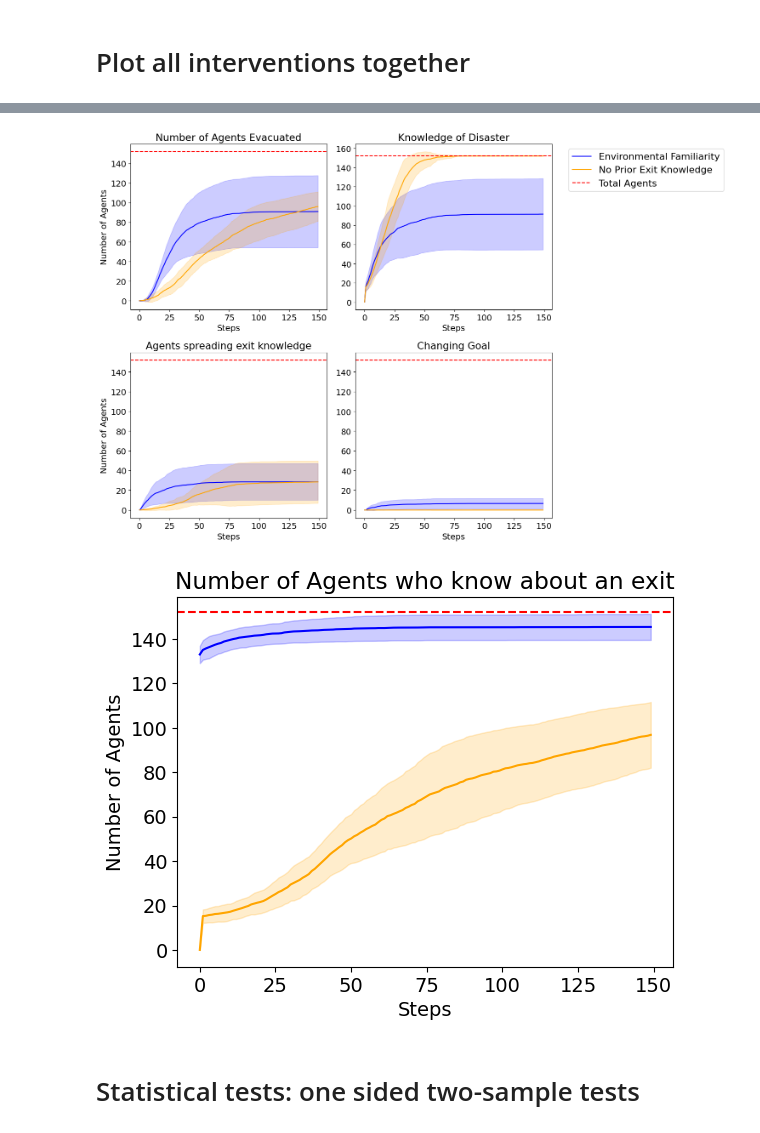
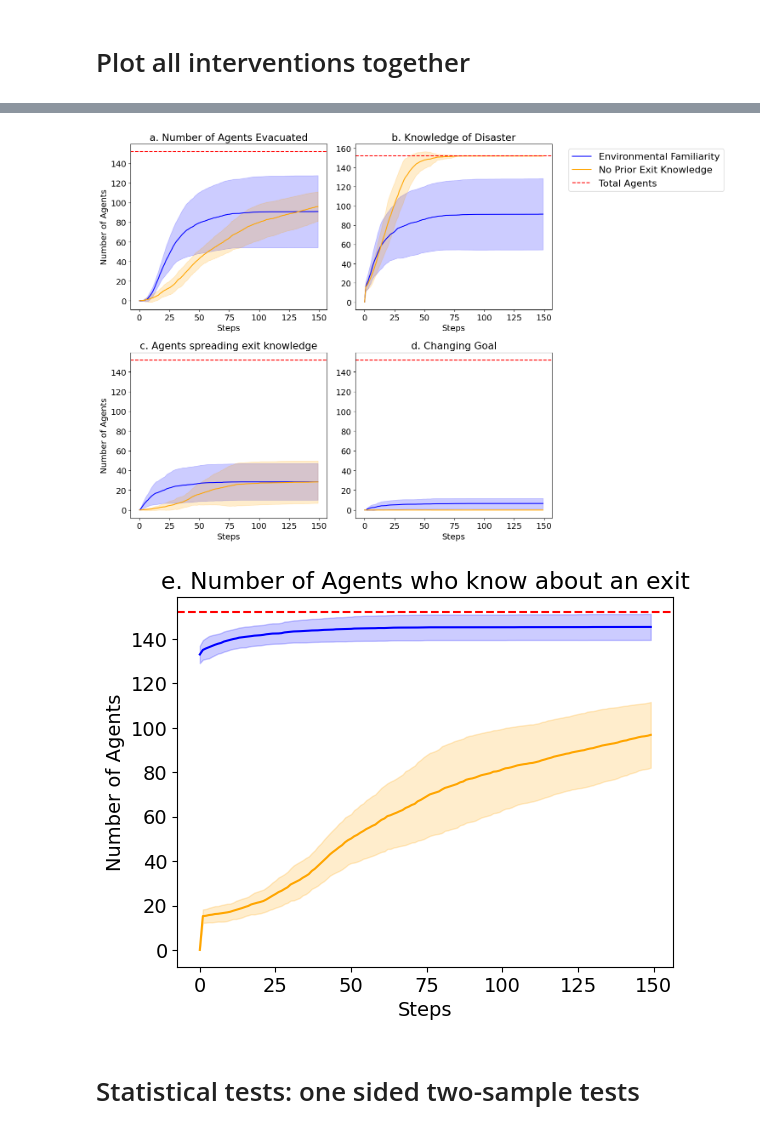
Before and after one commit to LoesBijman/agent_based_modeling, a Jupyter notebook: social_force/sf_experiments.ipynb, the cells around one changed output, grey strips where cells are left out. Saved outputs shown, nothing was run; the diff lists cells and outputs as text; code cells hidden in the pictures.

```diff
--- a/social_force/sf_experiments.ipynb
+++ b/social_force/sf_experiments.ipynb
@@ -697,7 +697,7 @@ axs[0, 0].axhline(y=(N-4), color='r', linestyle='--')
 # Add inset plot for removed
 # data_dict = { "Basic": (basic_removed, 'blue'), "No Prior Knowledge": (no_prior_removed, 'orange')}
 # add_inset(axs[0, 0], data_dict)
-axs[0, 0].set_title("Number of Agents Evacuated")
+axs[0, 0].set_title("a. Number of Agents Evacuated")
 axs[0, 0].set_xlabel("Steps")
 axs[0, 0].set_ylabel("Number of Agents")
 
@@ -711,7 +711,7 @@ axs[0, 1].axhline(y=(N-4), color='r', linestyle='--', label="Total Agents")
 # data_dict = { "Basic": (basic_fire, 'blue'), "No Prior Knowledge": (no_prior_fire, 'orange')}
 # add_inset(axs[0, 1], data_dict)
 axs[0, 1].legend(bbox_to_anchor=(1.9, 1), fontsize=16)
-axs[0, 1].set_title("Knowledge of Disaster")
+axs[0, 1].set_title("b. Knowledge of Disaster")
 axs[0, 1].set_xlabel("Steps")
 
 # Plot spread in one plot
@@ -723,42 +723,42 @@ axs[1, 0].axhline(y=(N-4), color='r', linestyle='--')
 # Add inset plot for spread
 # data_dict = { "Basic": (basic_spread, 'blue'), "No Prior Knowledge": (no_prior_spread, 'orange')}
 # add_inset(axs[1, 0], data_dict, positions=[0.6, 0.45, 0.35, 0.35])
-axs[1, 0].set_title("Agents spreading exit knowledge")
+axs[1, 0].set_title("c. Agents spreading exit knowledge")
 axs[1, 0].set_xlabel("Steps")
 axs[1, 0].set_ylabel("Number of Agents")
 
 # Plot goal in one plot
 axs[1, 1].plot(basic_goal.mean(axis=1), label="Basic", color='blue')
 axs[1, 1].fill_between(basic_goal.index, basic_goal.mean(axis=1) - basic_goal.std(axis=1), basic_goal.mean(axis=1) + basic_goal.std(axis=1), alpha=0.2, color='blue')
 axs[1, 1].plot(no_prior_goal.mean(axis=1), label="No Prior Knowledge", color='orange')
 axs[1, 1].fill_between(no_prior_goal.index, no_prior_goal.mean(axis=1) - no_prior_goal.std(axis=1), no_prior_goal.mean(axis=1) + no_prior_goal.std(axis=1), alpha=0.2,  color='orange')
 axs[1, 1].axhline(y=(N-4), color='r', linestyle='--')
 # Add inset plot for goal
 # data_dict = { "Basic": (basic_goal, 'blue'), "No Prior Knowledge": (no_prior_goal, 'orange')}
 # add_inset(axs[1, 1], data_dict)
-axs[1, 1].set_title("Changing Goal")
+axs[1, 1].set_title("d. Changing Goal")
 axs[1, 1].set_xlabel("Steps")
 
 plt.tight_layout()
 plt.show()
 
 # Plot know exit in one plot
 plt.plot(basic_know_exit.mean(axis=1), label="Basic", color='blue')
 plt.fill_between(basic_know_exit.index, basic_know_exit.mean(axis=1) - basic_know_exit.std(axis=1), basic_know_exit.mean(axis=1) + basic_know_exit.std(axis=1), alpha=0.2, color='blue')
 plt.plot(no_prior_know_exit.mean(axis=1), label="No P", color='orange')
 plt.fill_between(no_prior_know_exit.index, no_prior_know_exit.mean(axis=1) - no_prior_know_exit.std(axis=1), no_prior_know_exit.mean(axis=1) + no_prior_know_exit.std(axis=1), alpha=0.2, color='orange')
 plt.axhline(y=(N-4), color='r', linestyle='--')
 # Add inset plot for goal
 # data_dict = { "Basic": (basic_know_exit, 'blue'), "Signage": (no_prior_know_exit, 'orange')}
 # add_inset(plt, data_dict)
-plt.title("Number of Agents who know about an exit")
+plt.title("e. Number of Agents who know about an exit")
 plt.xlabel("Steps")
 plt.ylabel("Number of Agents")
 # plt.legend()
 plt.show()
 # %% [output]
-[figure, old version]
+[figure, new version]
-[figure, old version]
+[figure, new version]
 # %% [markdown]
 # Statistical tests: one sided two-sample tests
 # %%
```
Also changed, not shown: parts of 1 cell of this notebook.
